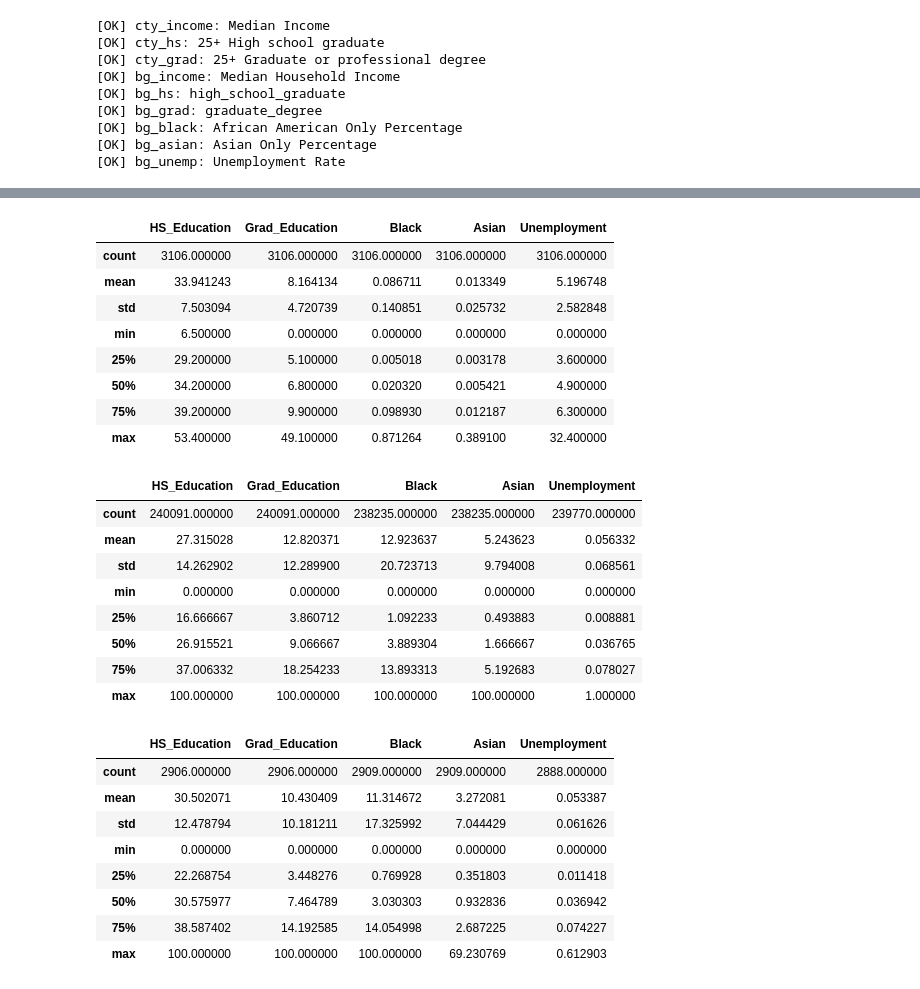
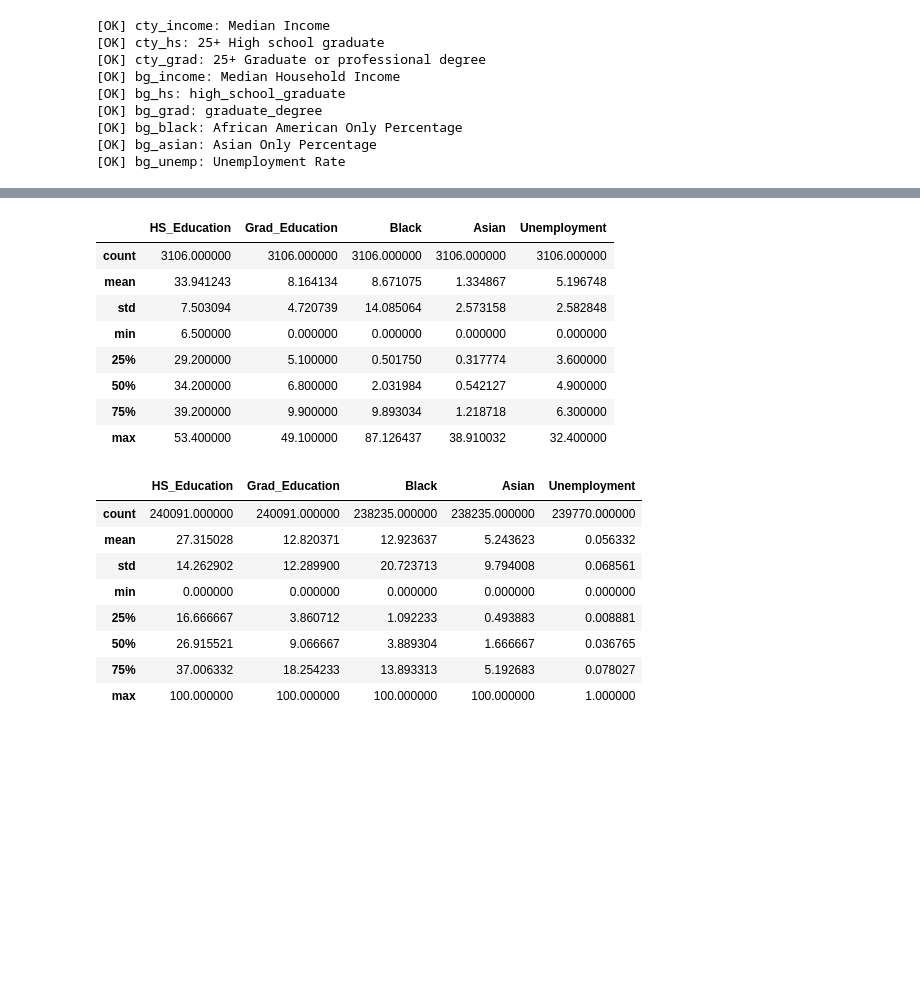
Before and after one commit to laurenthanhvo/solar-NIMBY, a Jupyter notebook: visualizations/social_factor_statistics.ipynb, the cells around one changed output, grey strips where cells are left out. Drawn from its saved outputs; the diff is of its cells as text; code cells hidden in the pictures; blank space fills up the shorter version.

```diff
--- a/visualizations/social_factor_statistics.ipynb
+++ b/visualizations/social_factor_statistics.ipynb
@@ -307,10 +315,14 @@ cty_social_small = cty_social_small.rename(columns={
     cty_unemp_col: "Unemployment"
 })
 
-# Convert BG race from 0–1 decimals to 0–100 percent
-for col in ["Black", "Asian"]:
-    if col in bg_social.columns:
-        bg_social[col] = pd.to_numeric(bg_social[col], errors="coerce") * 100
+# Convert race columns from 0–1 decimals to 0–100 percent (BG + County)
+for df_ in [bg_social, cty_social_small]:
+    for col in ["Black", "Asian"]:
+        if col in df_.columns:
+            s = pd.to_numeric(df_[col], errors="coerce")
+            # only convert if it still looks like a fraction
+            if s.max(skipna=True) <= 1.5:
+                df_[col] = s * 100
 
 display(bg_social.head())
 display(cty_social_small.head())
@@ -348,18 +352,18 @@ Project-social proxy coverage (fraction with non-null Income after BG join): 1.0
 # %%
 display(cty_social_small.describe())
 display(bg_social.describe())
-if project_social is not None:
-    display(project_social.describe())
+# if project_social is not None:
+#     display(project_social.describe())
 # %% [output]
 |  | HS_Education | Grad_Education | Black | Asian | Unemployment |
 | count | 3106.000000 | 3106.000000 | 3106.000000 | 3106.000000 | 3106.000000 |
-| mean | 33.941243 | 8.164134 | 0.086711 | 0.013349 | 5.196748 |
-| std | 7.503094 | 4.720739 | 0.140851 | 0.025732 | 2.582848 |
+| mean | 33.941243 | 8.164134 | 8.671075 | 1.334867 | 5.196748 |
+| std | 7.503094 | 4.720739 | 14.085064 | 2.573158 | 2.582848 |
 | min | 6.500000 | 0.000000 | 0.000000 | 0.000000 | 0.000000 |
-| 25% | 29.200000 | 5.100000 | 0.005018 | 0.003178 | 3.600000 |
-| 50% | 34.200000 | 6.800000 | 0.020320 | 0.005421 | 4.900000 |
-| 75% | 39.200000 | 9.900000 | 0.098930 | 0.012187 | 6.300000 |
-| max | 53.400000 | 49.100000 | 0.871264 | 0.389100 | 32.400000 |
+| 25% | 29.200000 | 5.100000 | 0.501750 | 0.317774 | 3.600000 |
+| 50% | 34.200000 | 6.800000 | 2.031984 | 0.542127 | 4.900000 |
+| 75% | 39.200000 | 9.900000 | 9.893034 | 1.218718 | 6.300000 |
+| max | 53.400000 | 49.100000 | 87.126437 | 38.910032 | 32.400000 |
 |  | HS_Education | Grad_Education | Black | Asian | Unemployment |
 | count | 240091.000000 | 240091.000000 | 238235.000000 | 238235.000000 | 239770.000000 |
 | mean | 27.315028 | 12.820371 | 12.923637 | 5.243623 | 0.056332 |
@@ -369,15 +373,6 @@ if project_social is not None:
 | 50% | 26.915521 | 9.066667 | 3.889304 | 1.666667 | 0.036765 |
 | 75% | 37.006332 | 18.254233 | 13.893313 | 5.192683 | 0.078027 |
 | max | 100.000000 | 100.000000 | 100.000000 | 100.000000 | 1.000000 |
-|  | HS_Education | Grad_Education | Black | Asian | Unemployment |
-| count | 2906.000000 | 2906.000000 | 2909.000000 | 2909.000000 | 2888.000000 |
-| mean | 30.502071 | 10.430409 | 11.314672 | 3.272081 | 0.053387 |
-| std | 12.478794 | 10.181211 | 17.325992 | 7.044429 | 0.061626 |
-| min | 0.000000 | 0.000000 | 0.000000 | 0.000000 | 0.000000 |
-| 25% | 22.268754 | 3.448276 | 0.769928 | 0.351803 | 0.011418 |
-| 50% | 30.575977 | 7.464789 | 3.030303 | 0.932836 | 0.036942 |
-| 75% | 38.587402 | 14.192585 | 14.054998 | 2.687225 | 0.074227 |
-| max | 100.000000 | 100.000000 | 100.000000 | 69.230769 | 0.612903 |
 # %%
 import pandas as pd
 import matplotlib.pyplot as plt
```
Also changed, not shown: parts of 6 cells of this notebook, 1 other file.
